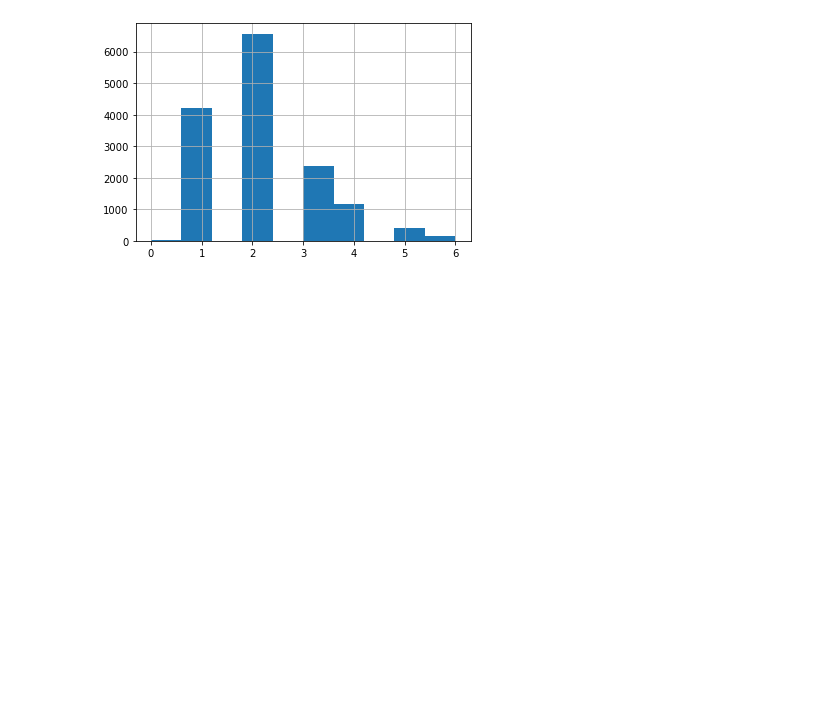
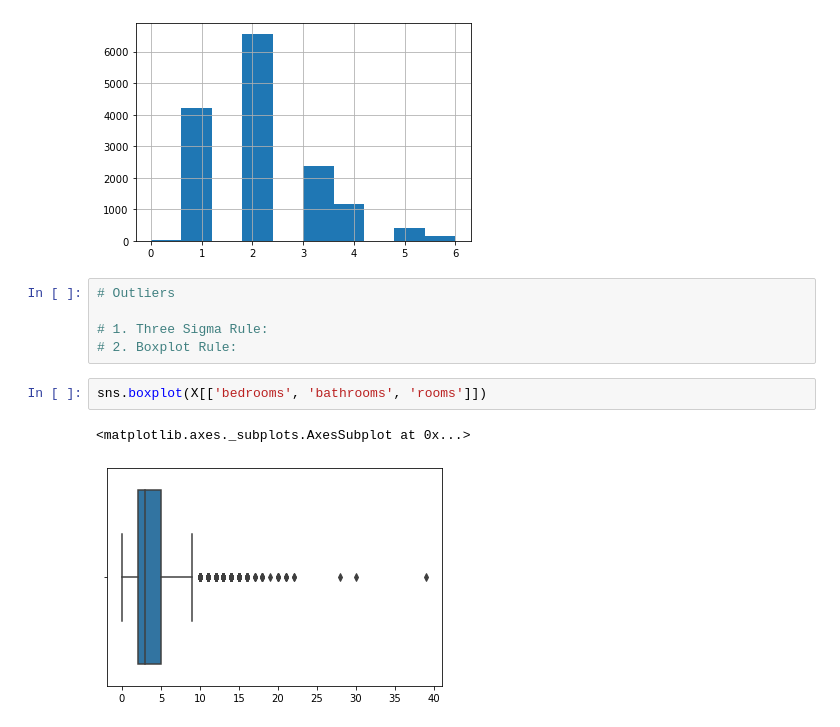
Before and after one commit to alwinruby/pirple_data_mining, a Jupyter notebook: DataMiningFundementals/datamining.ipynb, the cells around one changed output. Saved outputs shown, nothing was run; the diff lists cells and outputs as text; blank space fills up the shorter version.

```diff
--- a/DataMiningFundementals/datamining.ipynb
+++ b/DataMiningFundementals/datamining.ipynb
@@ -486,3 +486,13 @@ X2.bathrooms.hist()
 # %% [output]
 <matplotlib.axes._subplots.AxesSubplot at 0x...>
 [figure]
+# %%
+# Outliers
+
+# 1. Three Sigma Rule:
+# 2. Boxplot Rule:
+# %%
+sns.boxplot(X[['bedrooms', 'bathrooms', 'rooms']])
+# %% [output]
+<matplotlib.axes._subplots.AxesSubplot at 0x...>
+[figure, added]
```
Also changed, not shown: parts of 5 cells of this notebook.
